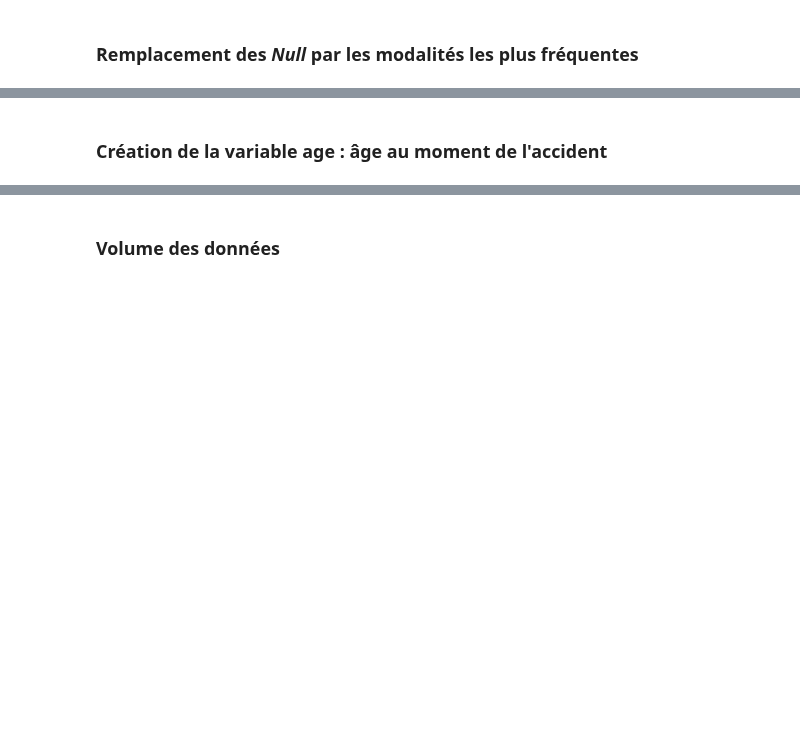
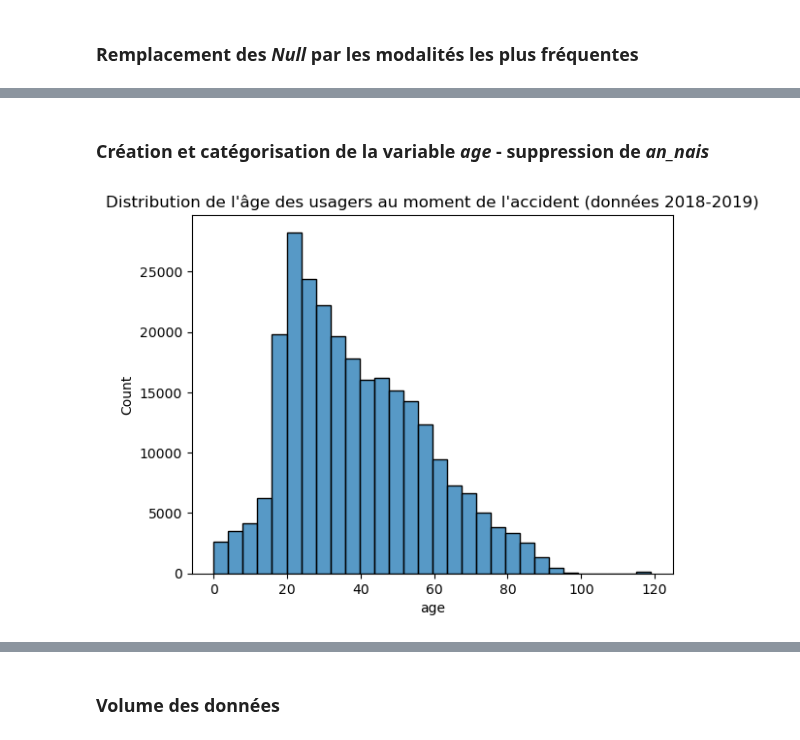
Before and after one commit to nicolascarayon/projet-accidents-routiers, a Jupyter notebook: nico_load_data_in_df.ipynb, the cells around one changed output, grey strips where cells are left out. Cells and saved outputs as stored; diff of their text form; code cells hidden in the pictures; blank space fills up the shorter version.

```diff
--- a/nico_load_data_in_df.ipynb
+++ b/nico_load_data_in_df.ipynb
@@ -9,8 +9,8 @@ import seaborn as sns
 
 from datetime import date
 
-start_year = 2005
-end_year = 2021
+start_year = 2018
+end_year = 2019
 
 # load data into dictionnaries
 dic_usagers = pt.load_usagers(start_year, end_year)
@@ -85,5 +82,19 @@ for col in cols:
 # %% [markdown]
-### Création de la variable age : âge au moment de l'accident
+### Création et catégorisation de la variable *age*  - suppression de *an_nais*
+# %%
+# Suppression des données aberrantes
+df_all['an_nais'].unique()
+
+df_all = df_all.drop(df_all[df_all.an_nais == 1].index)
 # %%
 df_all = pt.create_col_age(df_all)
-df_all = df_all.drop(columns=['an_nais'], axis=1)
+# df_all = df_all.drop(columns=['an_nais'], axis=1)
+# %%
+df_all.age.unique()
+df_all[df_all['age'] > 120]
+
+plt.title("Distribution de l'âge des usagers au moment de l'accident (données 2018-2019)")
+# sns.histplot(data=df_all, x="age", hue="grav", multiple="stack", bins=30)
+sns.histplot(data=df_all, x="age", bins=30);
+# %% [output]
+[figure, added]
```
Also changed, not shown: parts of 13 cells of this notebook.
